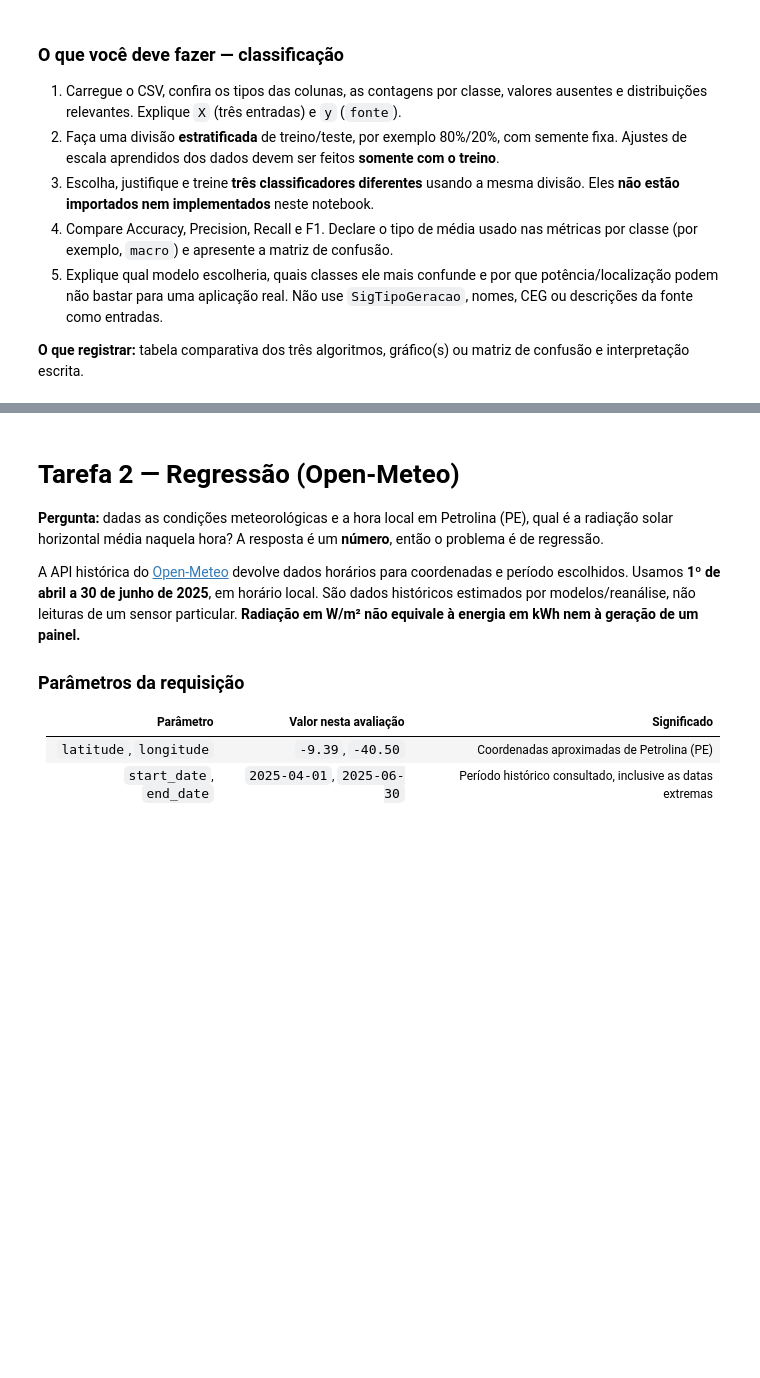
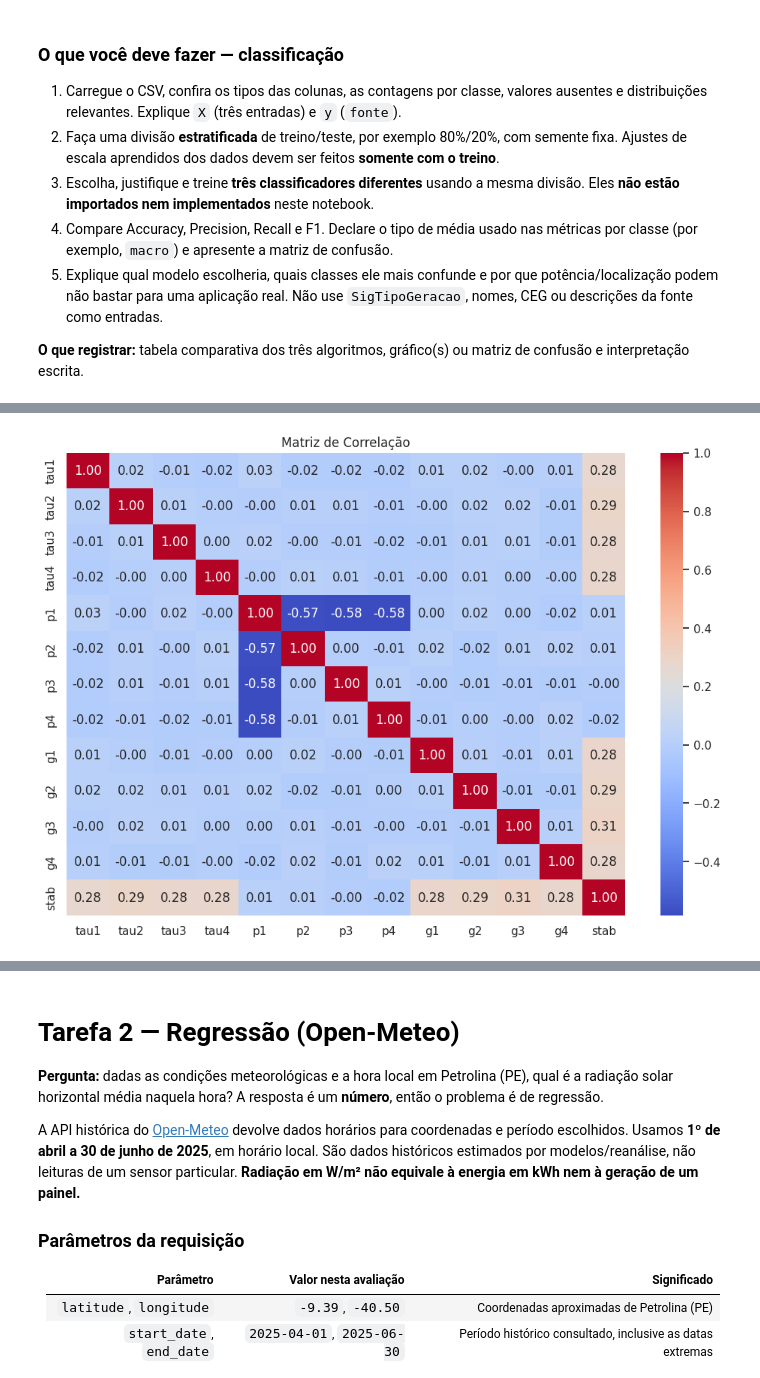
Before and after one commit to ThiagoCalazansLuzNakano/CP_2_Soluces_Renovaveis, a Jupyter notebook: Aula_APIs_Energia_Renovavel_ML.ipynb, the cells around one changed output, grey strips where cells are left out. Drawn from its saved outputs; the diff is of its cells as text; code cells hidden in the pictures; blank space fills up the shorter version.

```diff
--- a/Aula_APIs_Energia_Renovavel_ML.ipynb
+++ b/Aula_APIs_Energia_Renovavel_ML.ipynb
@@ -143,0 +221,12 @@ from sklearn.metrics import mean_absolute_error, mean_squared_error, r2_score
+# %%
+import pandas as pd
+import numpy as np
+import matplotlib.pyplot as plt
+import seaborn as sns
+# ALTERADO: removidos os imports do sklearn (só usados a partir da parte 6)
+
+sns.set_theme(style="whitegrid")
+plt.rcParams['figure.figsize'] = (10, 6)
+
+url = "https://raw.githubusercontent.com/prof-atritiack/CP2-ML-SERS/refs/heads/main/Data_for_UCI_named.csv"
+df = pd.read_csv(url)  # ALTERADO: seções 1 e 2 juntadas numa célula só, sem o df.head()
@@ -143,0 +245,11 @@ from sklearn.metrics import mean_absolute_error, mean_squared_error, r2_score
+# %%
+# Cálculo da matriz de correlação das variáveis numéricas
+correlacao = df.select_dtypes(include=[np.number]).corr()
+
+# Exibição do mapa de calor
+plt.figure(figsize=(12, 8))
+sns.heatmap(correlacao, annot=True, cmap="coolwarm", fmt=".2f")
+plt.title("Matriz de Correlação")
+plt.show()
+# %% [output]
+[figure, added]
```
Also changed, not shown: parts of 26 cells of this notebook.
